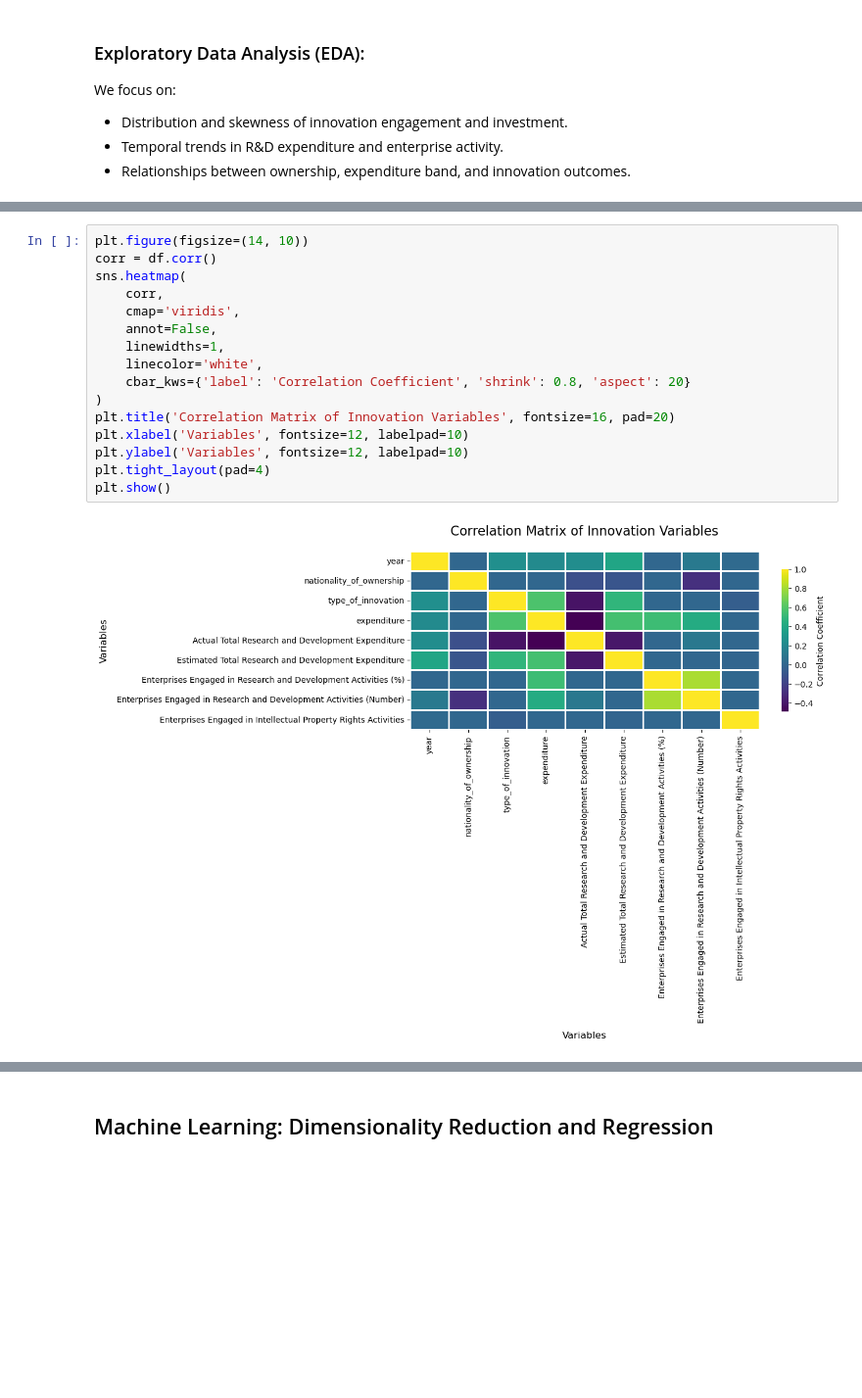
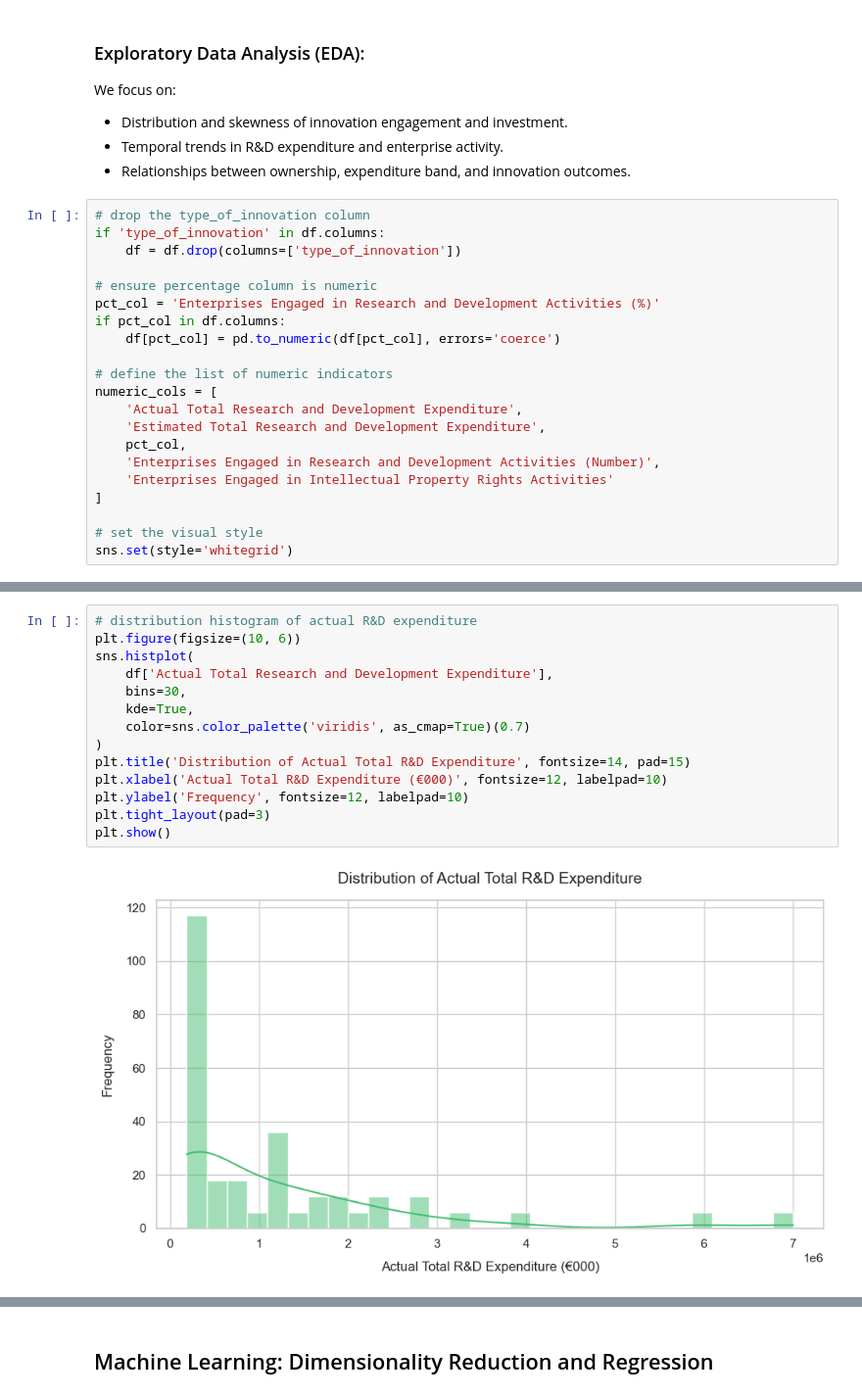
Before and after one commit to asolyash/DIGITAL-TRANSFORMATION-COMPETITIVENESS-IRELAND, a Jupyter notebook: Adriana_Soledad_Yash.ipynb, the cells around one changed output, grey strips where cells are left out. Shown at 98% size. Drawn from its saved outputs; the diff is of its cells as text; blank space fills up the shorter version.

```diff
--- a/Adriana_Soledad_Yash.ipynb
+++ b/Adriana_Soledad_Yash.ipynb
@@ -443,3 +443,24 @@ We focus on:
 - Distribution and skewness of innovation engagement and investment.
 - Temporal trends in R&D expenditure and enterprise activity.
 - Relationships between ownership, expenditure band, and innovation outcomes.
+# %%
+# drop the type_of_innovation column
+if 'type_of_innovation' in df.columns:
+    df = df.drop(columns=['type_of_innovation'])
+
+# ensure percentage column is numeric
+pct_col = 'Enterprises Engaged in Research and Development Activities (%)'
+if pct_col in df.columns:
+    df[pct_col] = pd.to_numeric(df[pct_col], errors='coerce')
+
+# define the list of numeric indicators
+numeric_cols = [
+    'Actual Total Research and Development Expenditure',
+    'Estimated Total Research and Development Expenditure',
+    pct_col,
+    'Enterprises Engaged in Research and Development Activities (Number)',
+    'Enterprises Engaged in Intellectual Property Rights Activities'
+]
+
+# set the visual style
+sns.set(style='whitegrid')
@@ -446,18 +484,16 @@ We focus on:
 # %%
-plt.figure(figsize=(14, 10))
-corr = df.corr()
-sns.heatmap(
-    corr,
-    cmap='viridis',
-    annot=False,
-    linewidths=1,
-    linecolor='white',
-    cbar_kws={'label': 'Correlation Coefficient', 'shrink': 0.8, 'aspect': 20}
+# distribution histogram of actual R&D expenditure
+plt.figure(figsize=(10, 6))
+sns.histplot(
+    df['Actual Total Research and Development Expenditure'],
+    bins=30,
+    kde=True,
+    color=sns.color_palette('viridis', as_cmap=True)(0.7)
 )
-plt.title('Correlation Matrix of Innovation Variables', fontsize=16, pad=20)
-plt.xlabel('Variables', fontsize=12, labelpad=10)
-plt.ylabel('Variables', fontsize=12, labelpad=10)
-plt.tight_layout(pad=4)
+plt.title('Distribution of Actual Total R&D Expenditure', fontsize=14, pad=15)
+plt.xlabel('Actual Total R&D Expenditure (€000)', fontsize=12, labelpad=10)
+plt.ylabel('Frequency', fontsize=12, labelpad=10)
+plt.tight_layout(pad=3)
 plt.show()
 # %% [output]
-[figure, old version]
+[figure, new version]
```
Also changed, not shown: parts of 6 cells of this notebook.
